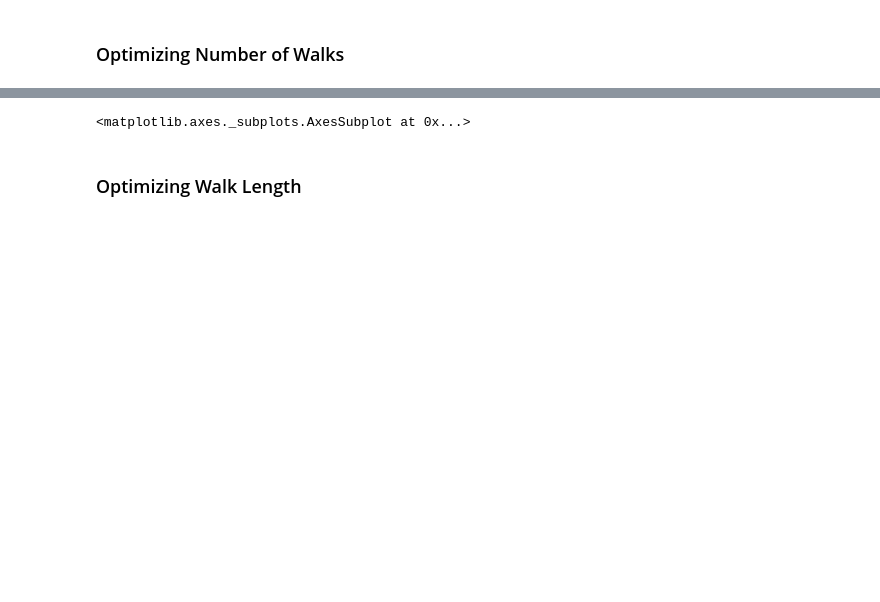
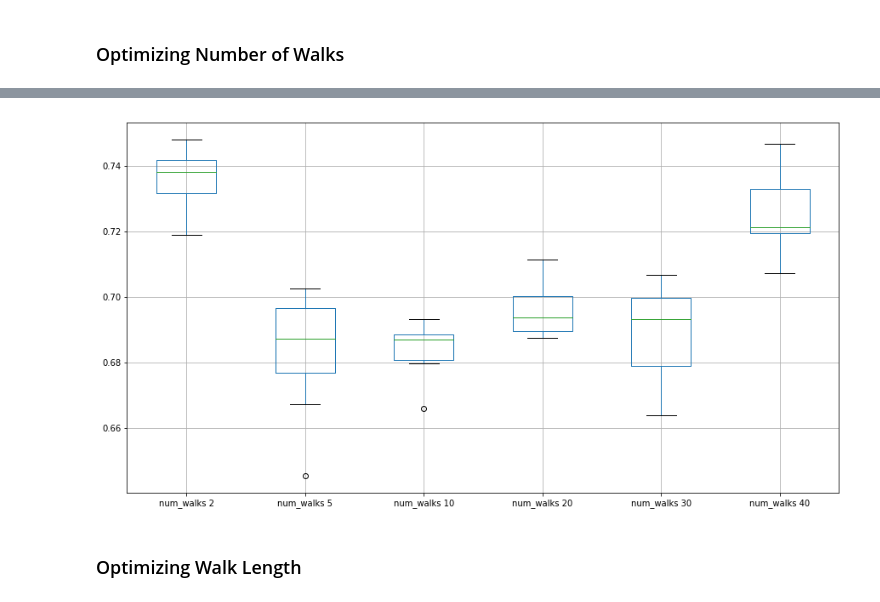
Before and after one commit to GuiltyTargets/phewas, a Jupyter notebook: notebooks/rep_learn_script.ipynb, the cells around one changed output, grey strips where cells are left out. Cells and saved outputs as stored; diff of their text form; code cells hidden in the pictures; blank space fills up the shorter version.

```diff
--- a/notebooks/rep_learn_script.ipynb
+++ b/notebooks/rep_learn_script.ipynb
@@ -144,10 +123,7 @@ Training Finished
-# %%
-# first try. Compare again to check consistency of number of walks = 2 good results
-optmization.boxplot()
-# %% [output]
-<matplotlib.axes._subplots.AxesSubplot at 0x...>
 # %%
-optmization.boxplot()
+optmization.boxplot(figsize=[15, 8]);
+# %% [output]
+[figure, added]
 # %% [markdown]
 ### Optimizing Walk Length
 # %%
```
Also changed, not shown: parts of 18 cells of this notebook.
